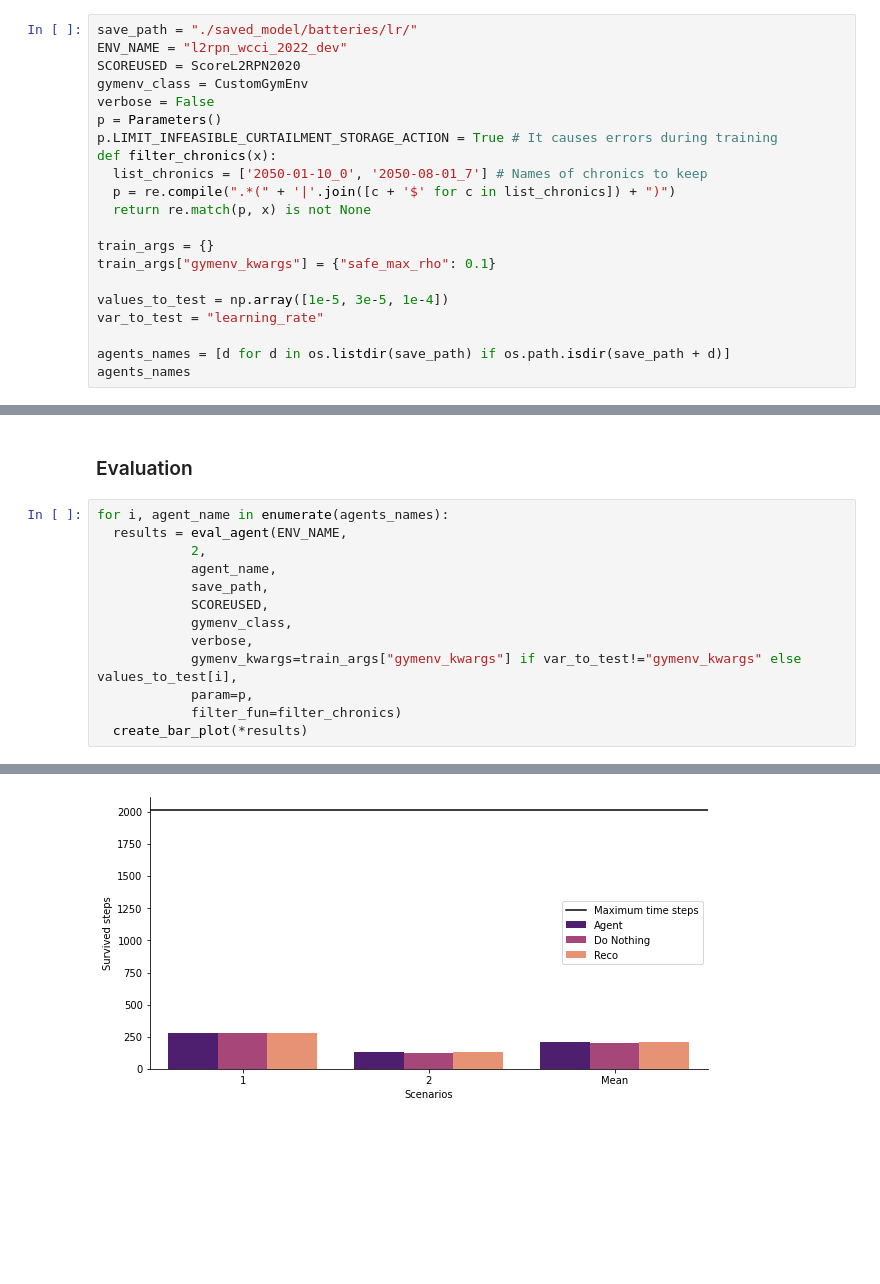
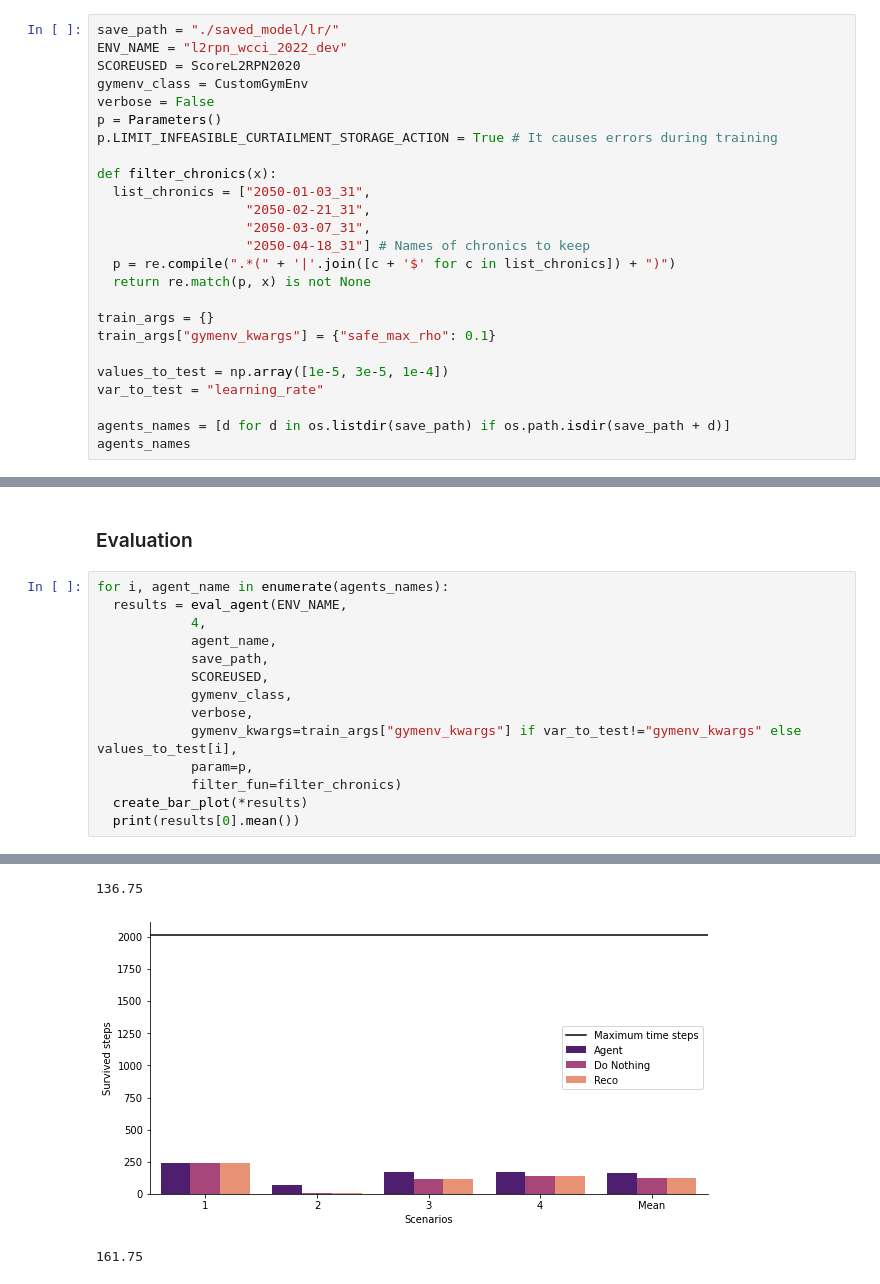
Before and after one commit to gaetanserre/L2RPN-WCCI-Baselines, a Jupyter notebook: RL/eval.ipynb, the cells around one changed output, grey strips where cells are left out. Drawn from its saved outputs; the diff is of its cells as text; blank space fills up the shorter version.

```diff
--- a/RL/eval.ipynb
+++ b/RL/eval.ipynb
@@ -8,15 +8,19 @@ import re
 # %% [markdown]
 ### Parameters of the agents to evaluate
 # %%
-save_path = "./saved_model/batteries/lr/"
+save_path = "./saved_model/lr/"
 ENV_NAME = "l2rpn_wcci_2022_dev"
 SCOREUSED = ScoreL2RPN2020
 gymenv_class = CustomGymEnv
 verbose = False
 p = Parameters()
 p.LIMIT_INFEASIBLE_CURTAILMENT_STORAGE_ACTION = True # It causes errors during training
+
 def filter_chronics(x):
-  list_chronics = ['2050-01-10_0', '2050-08-01_7'] # Names of chronics to keep
+  list_chronics = ["2050-01-03_31",
+                   "2050-02-21_31",
+                   "2050-03-07_31",
+                   "2050-04-18_31"] # Names of chronics to keep
   p = re.compile(".*(" + '|'.join([c + '$' for c in list_chronics]) + ")")
   return re.match(p, x) is not None
 
@@ -37,7 +42,7 @@ agents_names
 # %%
 for i, agent_name in enumerate(agents_names):
   results = eval_agent(ENV_NAME,
-            2,
+            4,
             agent_name,
             save_path,
             SCOREUSED,
@@ -47,4 +52,5 @@ for i, agent_name in enumerate(agents_names):
             param=p,
             filter_fun=filter_chronics)
   create_bar_plot(*results)
+  print(results[0].mean())
 # %% [output]
@@ -52 +58,3 @@ for i, agent_name in enumerate(agents_names):
+136.75
-[figure, old version]
+[figure, new version]
+161.75
```
Also changed, not shown: parts of 2 cells of this notebook, 1 other file.
